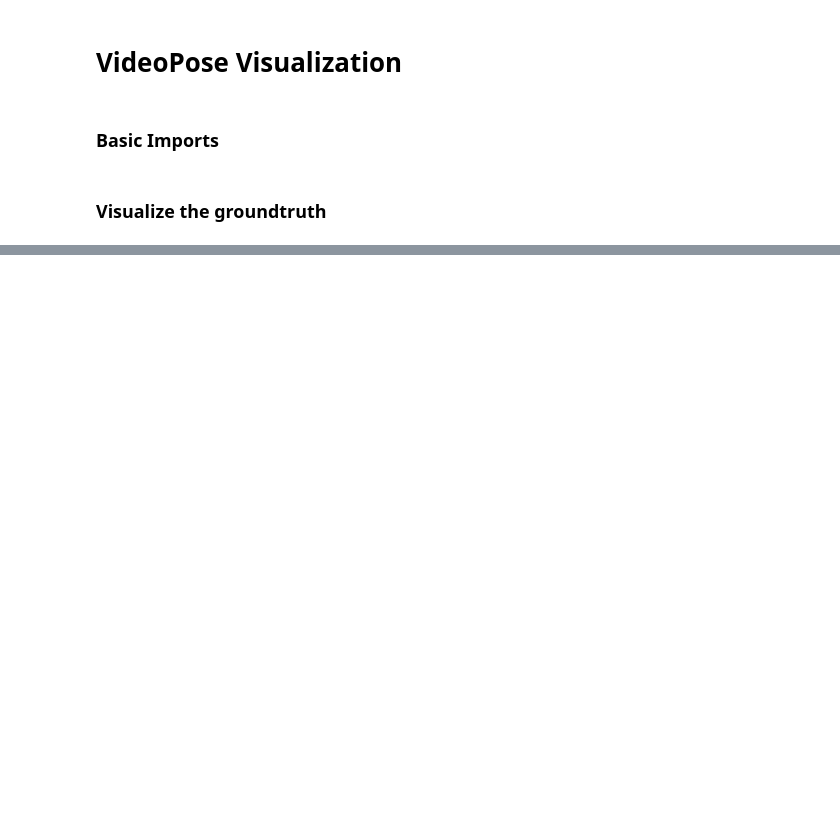
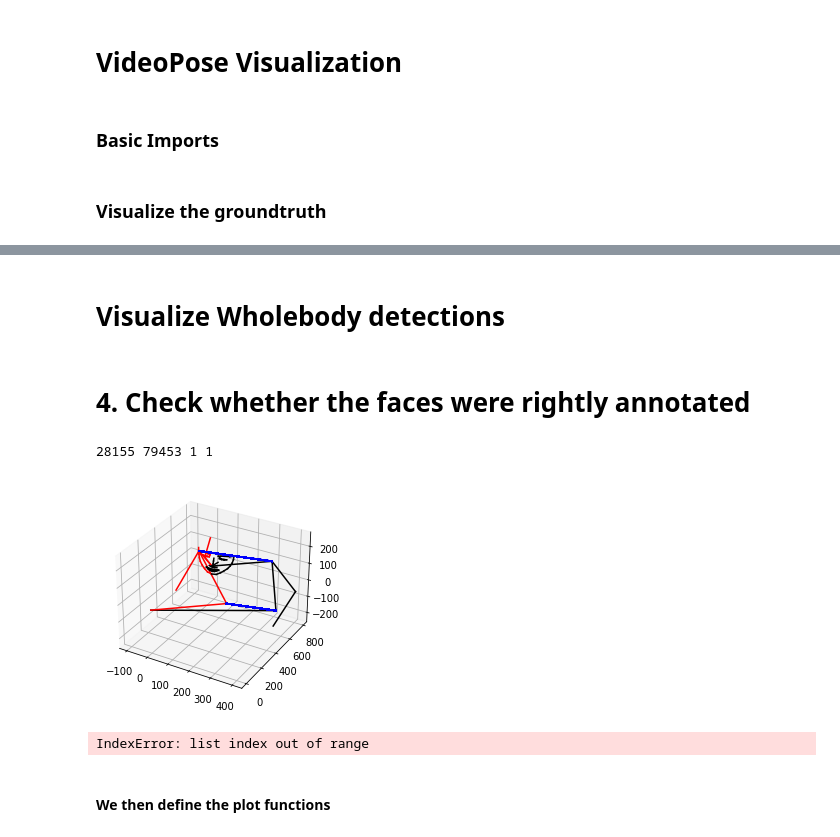
Before and after one commit to Victoria-brami/VideoPose3D, a Jupyter notebook: render.ipynb, the cells around one changed output, grey strips where cells are left out. Saved outputs shown, nothing was run; the diff lists cells and outputs as text; code cells hidden in the pictures; blank space fills up the shorter version.

Commit message:
visualisation file

```diff
--- a/render.ipynb
+++ b/render.ipynb
@@ -509,0 +668,2 @@ Limit:  200
+# %% [markdown]
+# Visualize Wholebody detections
@@ -509,0 +703,43 @@ Limit:  200
+# %% [markdown]
+# 4. Check whether the faces were rightly annotated
+# %%
+import json
+import numpy as np
+import matplotlib.pyplot as plt
+from common.skeleton import Skeleton
+
+data = json.load(open("/datasets_local/DriveAndAct/inter_202resized_vp1_pifpaf_face_and_body_coco_format.json", "r"))
+ims = data["images"]
+annots = data["annotations"]
+
+wdata = json.load(open("/datasets_local/DriveAndAct/resized_vp1_pifpaf_wholebody_coco_format.json", "r"))
+wims = wdata["images"]
+wannots = wdata["annotations"]
+
+print(len(wims), len(wannots), len(ims), len(annots))
+# %% [output]
+28155 79453 1 1
+# %%
+
+k2d= annots[0]["keypoints"]
+k3d= annots[0]["keypoints_3d"]
+k2d = np.array(k2d).reshape((1, 85, 3))
+k3d = np.array(k3d).reshape((1, 85, 3))
+
+k3d[0, 17:] *=-1
+k3d[0, 17:, 2] *=1
+fig = plt.figure()
+ax = fig.add_subplot(projection='3d')
+plot_3d_skeleton(0, k2d, k3d,  parents, FACE_AND_BODY_SKELETON, ax)
+# %% [output]
+[figure, added]
+# %%
+#for i in range(100, 130):
+print(os.path.basename(ims[100]["file_name"]), os.path.basename(wims[128]["file_name"]))
+print(ims[100])
+print(annots[100]["image_id"])
+print(wims[128])
+print(np.array(annots[100]["keypoints_3d"]).shape)
+print(wannots[128].keys())
+# %% [output]
+IndexError: list index out of range
@@ -509,0 +761,2 @@ Limit:  200
+# %% [markdown]
+#### We then define the plot functions
```
Also changed, not shown: parts of 24 cells of this notebook.
